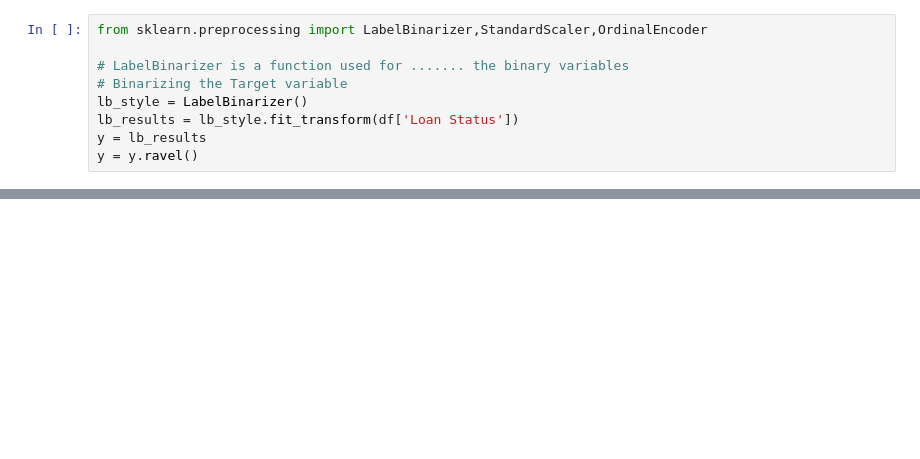
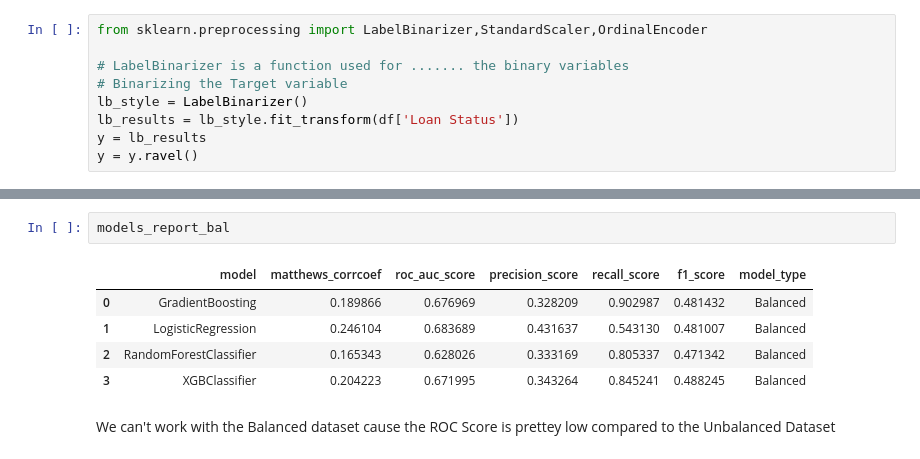
Before and after one commit to JammalAdeyemi/DataScience_Project, a Jupyter notebook: Classification/Loan Eligibility Prediction Project/Loan Approval Problem.ipynb, the cells around one changed output, grey strips where cells are left out. Drawn from its saved outputs; the diff is of its cells as text; blank space fills up the shorter version.

```diff
--- a/Classification/Loan Eligibility Prediction Project/Loan Approval Problem.ipynb
+++ b/Classification/Loan Eligibility Prediction Project/Loan Approval Problem.ipynb
@@ -987,0 +1037,10 @@ models_report
+# %%
+models_report_bal
+# %% [output]
+|  | model | matthews_corrcoef | roc_auc_score | precision_score | recall_score | f1_score | model_type |
+| 0 | GradientBoosting | 0.189866 | 0.676969 | 0.328209 | 0.902987 | 0.481432 | Balanced |
+| 1 | LogisticRegression | 0.246104 | 0.683689 | 0.431637 | 0.543130 | 0.481007 | Balanced |
+| 2 | RandomForestClassifier | 0.165343 | 0.628026 | 0.333169 | 0.805337 | 0.471342 | Balanced |
+| 3 | XGBClassifier | 0.204223 | 0.671995 | 0.343264 | 0.845241 | 0.488245 | Balanced |
+# %% [markdown]
+We can't work with the Balanced dataset cause the ROC Score is prettey low compared to the Unbalanced Dataset
```
Also changed, not shown: parts of 40 cells of this notebook, 1 other file.
